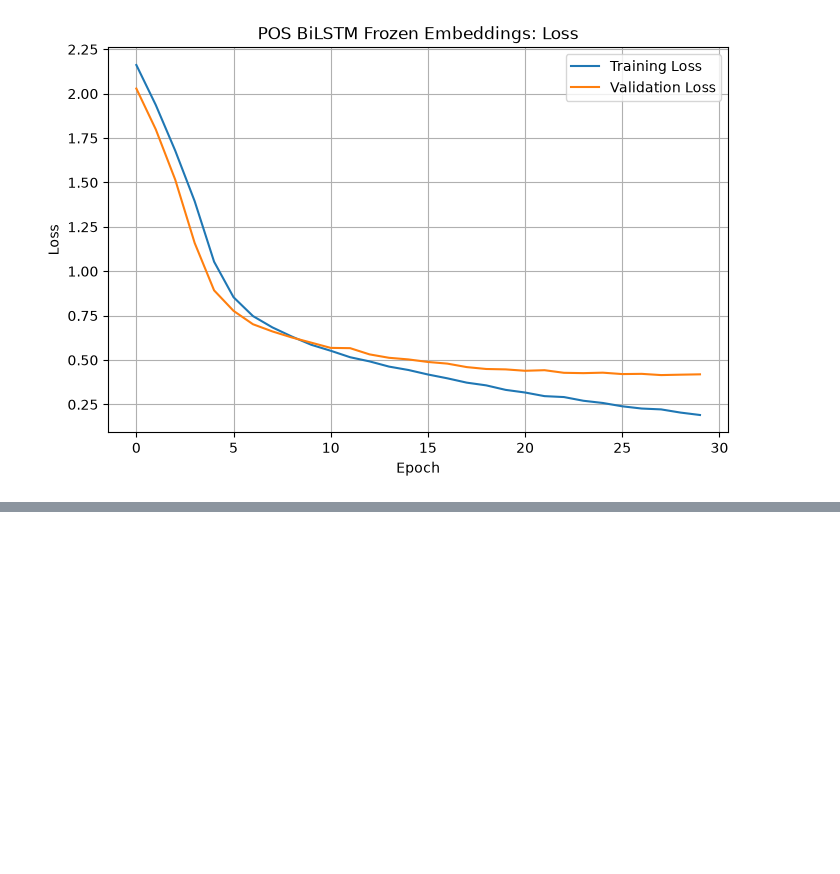
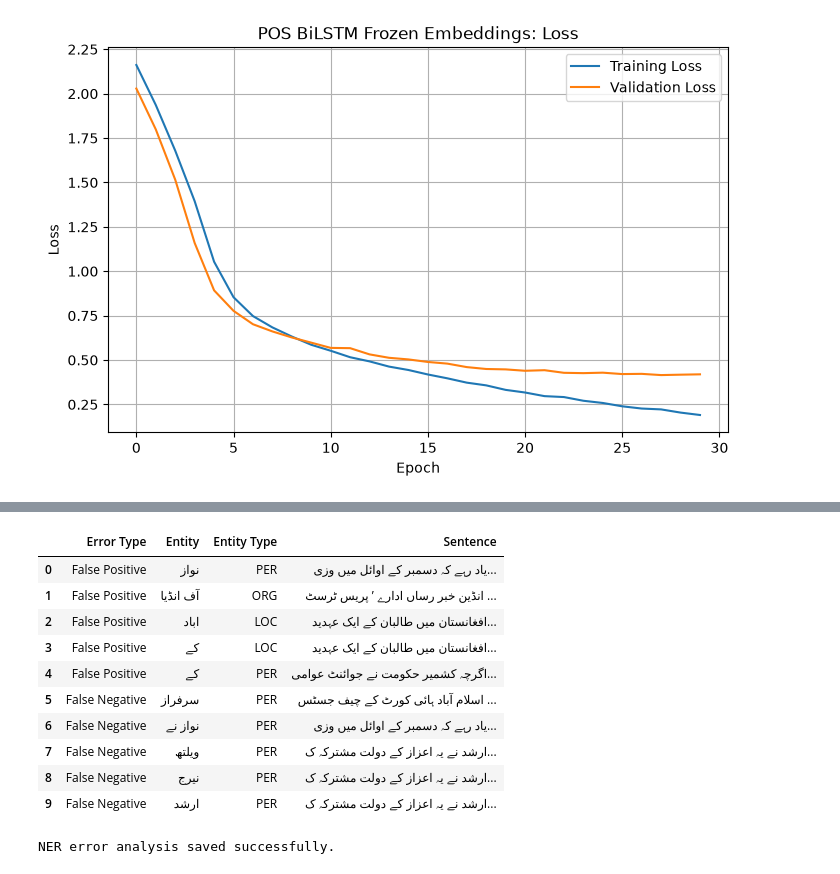
Before and after one commit to hajiqasim358/i24-8011-NLP-Assignment2, a Jupyter notebook: Assignment_2.ipynb, the cells around one changed output, grey strips where cells are left out. Drawn from its saved outputs; the diff is of its cells as text; code cells hidden in the pictures; blank space fills up the shorter version.

```diff
--- a/Assignment_2.ipynb
+++ b/Assignment_2.ipynb
@@ -8991,0 +10763,44 @@ Model saved: models/pos_bilstm_frozen.pt
+# %%
+# Step 56: Save NER error analysis
+
+error_records = []
+
+for error in false_positives[:5]:
+    error_records.append({
+        "Error Type": "False Positive",
+        "Entity": error["Entity"],
+        "Entity Type": error["Entity Type"],
+        "Sentence": error["Sentence"]
+    })
+
+for error in false_negatives[:5]:
+    error_records.append({
+        "Error Type": "False Negative",
+        "Entity": error["Entity"],
+        "Entity Type": error["Entity Type"],
+        "Sentence": error["Sentence"]
+    })
+
+error_df = pd.DataFrame(error_records)
+
+error_df.to_csv(
+    "results/ner_error_analysis.csv",
+    index=False
+)
+
+display(error_df)
+
+print("NER error analysis saved successfully.")
+# %% [output]
+|  | Error Type | Entity | Entity Type | Sentence |
+| 0 | False Positive | نواز | PER | یاد رہے کہ دسمبر کے اوائل میں وزی... |
+| 1 | False Positive | آف انڈیا | ORG | انڈین خبر رساں ادارے ’ پریس ٹرسٹ ... |
+| 2 | False Positive | اباد | LOC | افغانستان میں طالبان کے ایک عہدید... |
+| 3 | False Positive | کے | LOC | افغانستان میں طالبان کے ایک عہدید... |
+| 4 | False Positive | کے | PER | اگرچہ کشمیر حکومت نے جوائنٹ عوامی... |
+| 5 | False Negative | سرفراز | PER | اسلام آباد ہائی کورٹ کے چیف جسٹس ... |
+| 6 | False Negative | نواز نے | PER | یاد رہے کہ دسمبر کے اوائل میں وزی... |
+| 7 | False Negative | ویلتھ | PER | ارشد نے یہ اعزاز کے دولت مشترکہ ک... |
+| 8 | False Negative | نیرج | PER | ارشد نے یہ اعزاز کے دولت مشترکہ ک... |
+| 9 | False Negative | ارشد | PER | ارشد نے یہ اعزاز کے دولت مشترکہ ک... |
+NER error analysis saved successfully.
```
Also changed, not shown: parts of 33 cells of this notebook, 20 other files.
